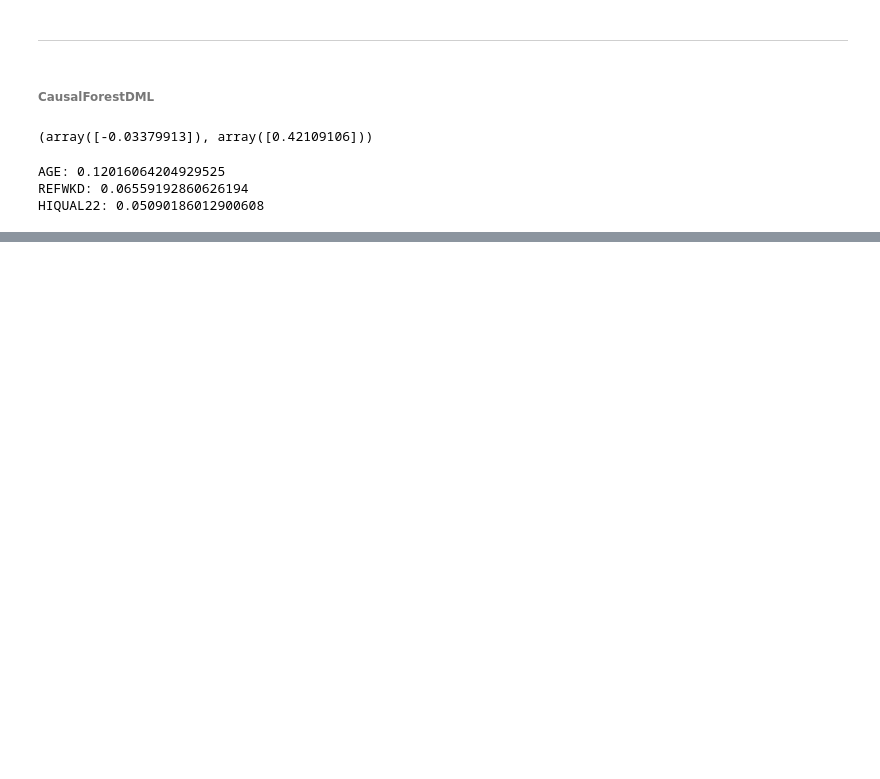
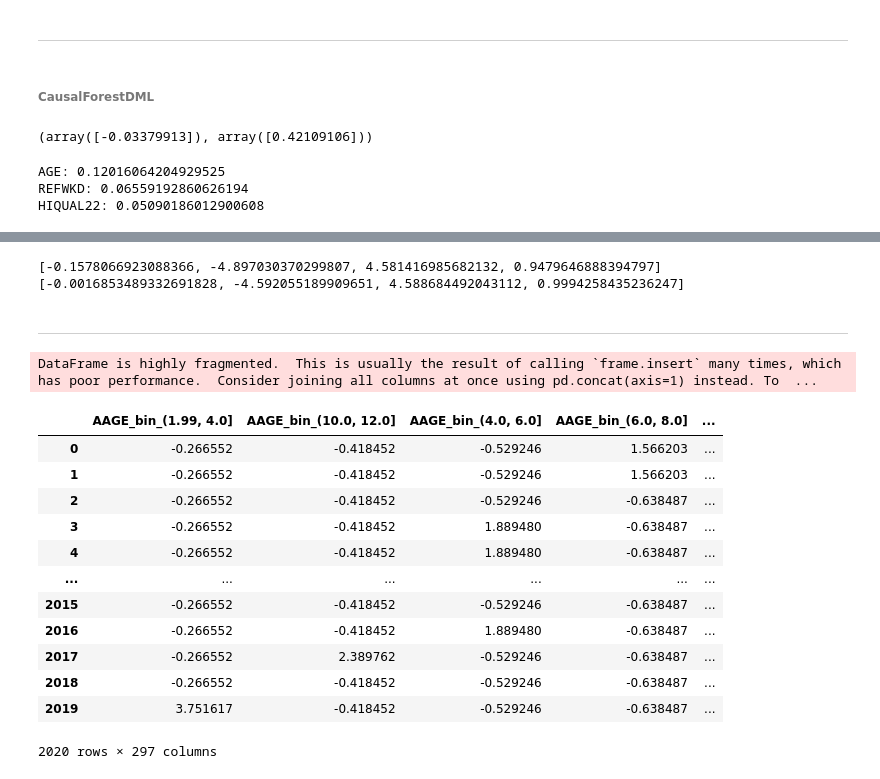
Before and after one commit to TresGes25/gg570_d200, a Jupyter notebook: analyses/ate_estimation.ipynb, the cells around one changed output, grey strips where cells are left out. Cells and saved outputs as stored; diff of their text form; code cells hidden in the pictures; blank space fills up the shorter version.

```diff
--- a/analyses/ate_estimation.ipynb
+++ b/analyses/ate_estimation.ipynb
@@ -174 +234,10 @@ for bin in aage_bins:
 [0.4363769277624678, -5.223824119385391, 6.096577974910326, 0.8798931137315333]
+# %%
+df_scaled['REFWKD_bins'] = pd.qcut(df_scaled['REFWKD'], q=5, duplicates='drop')
+refwkd_bins = df_scaled['REFWKD_bins'].cat.categories
+
+for bin_label in refwkd_bins:
+    mask = df_scaled['REFWKD_bins'] == bin_label
+    print(bin_label)
+    print(causal_dml_gate(df_scaled, covariate_cols, causal_dml, mask))
+    print(causal_dml_gate(df_scaled, covariate_cols, causal_dml, ~mask),"\n")
@@ -174,0 +264,9 @@ for bin in aage_bins:
+# %%
+df_scaled['HIQUAL22_bins'] = pd.qcut(df_scaled['HIQUAL22'], q=5, duplicates='drop')
+hiqual22_bins = df_scaled['HIQUAL22_bins'].cat.categories
+
+for bin_label in hiqual22_bins:
+    mask = df_scaled['HIQUAL22_bins'] == bin_label
+    print(bin_label)
+    print(causal_dml_gate(df_scaled, covariate_cols, causal_dml, mask))
+    print(causal_dml_gate(df_scaled, covariate_cols, causal_dml, ~mask),"\n")
@@ -174,0 +293,7 @@ for bin in aage_bins:
+# %%
+mask = df_scaled[f'FTPTWK_bin_(1.5, 2.0]'] > 0.0
+print(causal_dml_gate(df_scaled, covariate_cols, causal_dml, mask))
+print(causal_dml_gate(df_scaled, covariate_cols, causal_dml, ~mask))
+# %% [output]
+[-0.1578066923088366, -4.897030370299807, 4.581416985682132, 0.9479646888394797]
+[-0.0016853489332691828, -4.592055189909651, 4.588684492043112, 0.9994258435236247]
@@ -174,0 +309,25 @@ for bin in aage_bins:
+# %% [markdown]
+---
+# %%
+max_col_mean = scaler.mean_[max_id]
+max_col_std = scaler.scale_[max_id]
+
+df_scaled[f"{max_col}_original"] = df_scaled[max_col] * max_col_std + max_col_mean
+# %% [output]
+DataFrame is highly fragmented.  This is usually the result of calling `frame.insert` many times, which has poor performance.  Consider joining all columns at once using pd.concat(axis=1) instead. To  ...
+# %%
+df_scaled
+# %% [output]
+|  | AAGE_bin_(1.99, 4.0] | AAGE_bin_(10.0, 12.0] | AAGE_bin_(4.0, 6.0] | AAGE_bin_(6.0, 8.0] | ... |
+| 0 | -0.266552 | -0.418452 | -0.529246 | 1.566203 | ... |
+| 1 | -0.266552 | -0.418452 | -0.529246 | 1.566203 | ... |
+| 2 | -0.266552 | -0.418452 | -0.529246 | -0.638487 | ... |
+| 3 | -0.266552 | -0.418452 | 1.889480 | -0.638487 | ... |
+| 4 | -0.266552 | -0.418452 | 1.889480 | -0.638487 | ... |
+| ... | ... | ... | ... | ... | ... |
+| 2015 | -0.266552 | -0.418452 | -0.529246 | -0.638487 | ... |
+| 2016 | -0.266552 | -0.418452 | 1.889480 | -0.638487 | ... |
+| 2017 | -0.266552 | 2.389762 | -0.529246 | -0.638487 | ... |
+| 2018 | -0.266552 | -0.418452 | -0.529246 | -0.638487 | ... |
+| 2019 | 3.751617 | -0.418452 | -0.529246 | -0.638487 | ... |
+2020 rows × 297 columns
```
Also changed, not shown: parts of 22 cells of this notebook, 2 other files.
